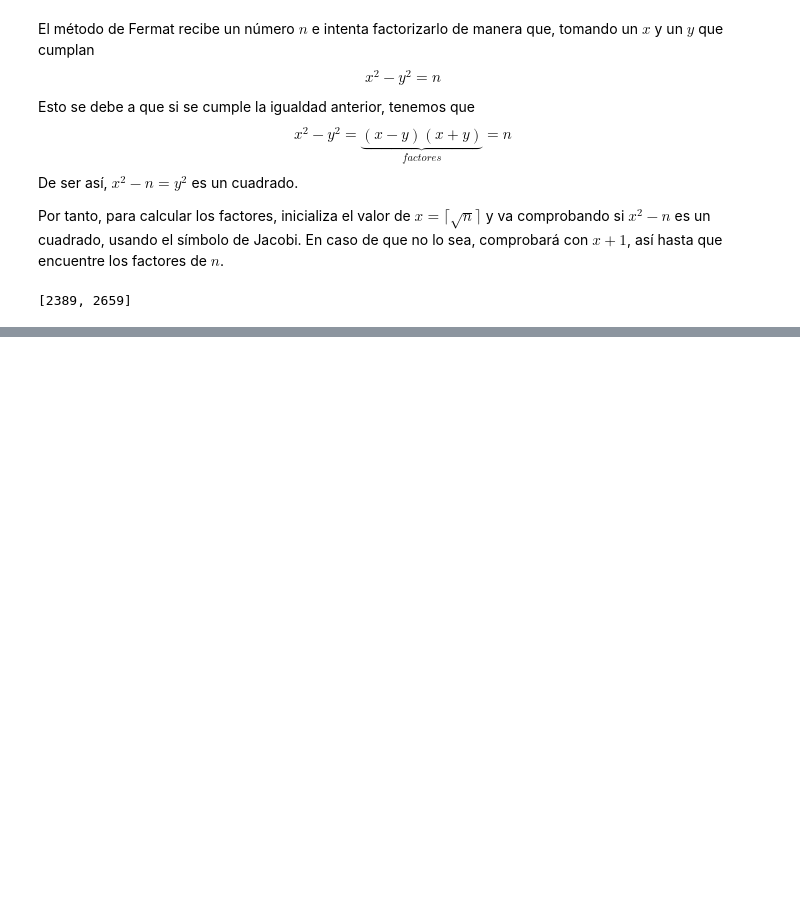
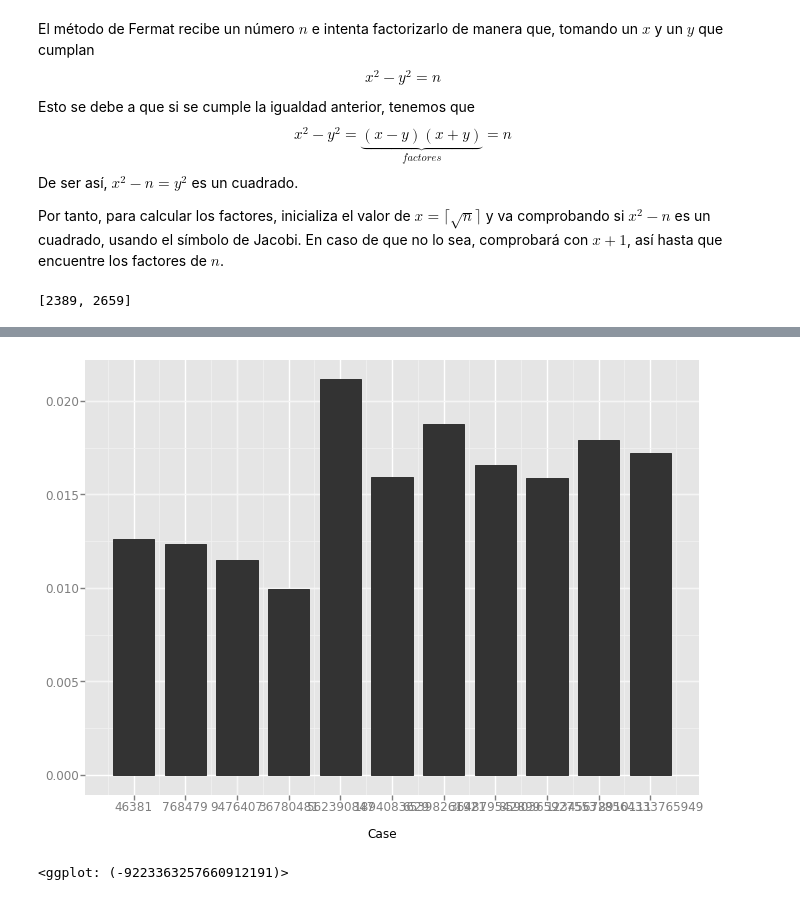
Before and after one commit to BraulioV/Cryptography, a Jupyter notebook: 1.Aritmetica-Modular/1.Aritmetica-Modular-py.ipynb, the cells around one changed output, grey strips where cells are left out. Drawn from its saved outputs; the diff is of its cells as text; code cells hidden in the pictures; blank space fills up the shorter version.

```diff
--- a/1.Aritmetica-Modular/1.Aritmetica-Modular-py.ipynb
+++ b/1.Aritmetica-Modular/1.Aritmetica-Modular-py.ipynb
@@ -431,0 +497,6 @@ En el momento en el que se cumpla la condición de parada, si $d = n$, se devolv
+# %%
+JAC = pd.read_csv('Jacobi.csv')
+ggplot(JAC, aes(x="Case", weight="Time")) + geom_bar()
+# %% [output]
+[figure, added]
+<ggplot: (-9223363257660912191)>
```
Also changed, not shown: parts of 5 cells of this notebook, 13 other files.
